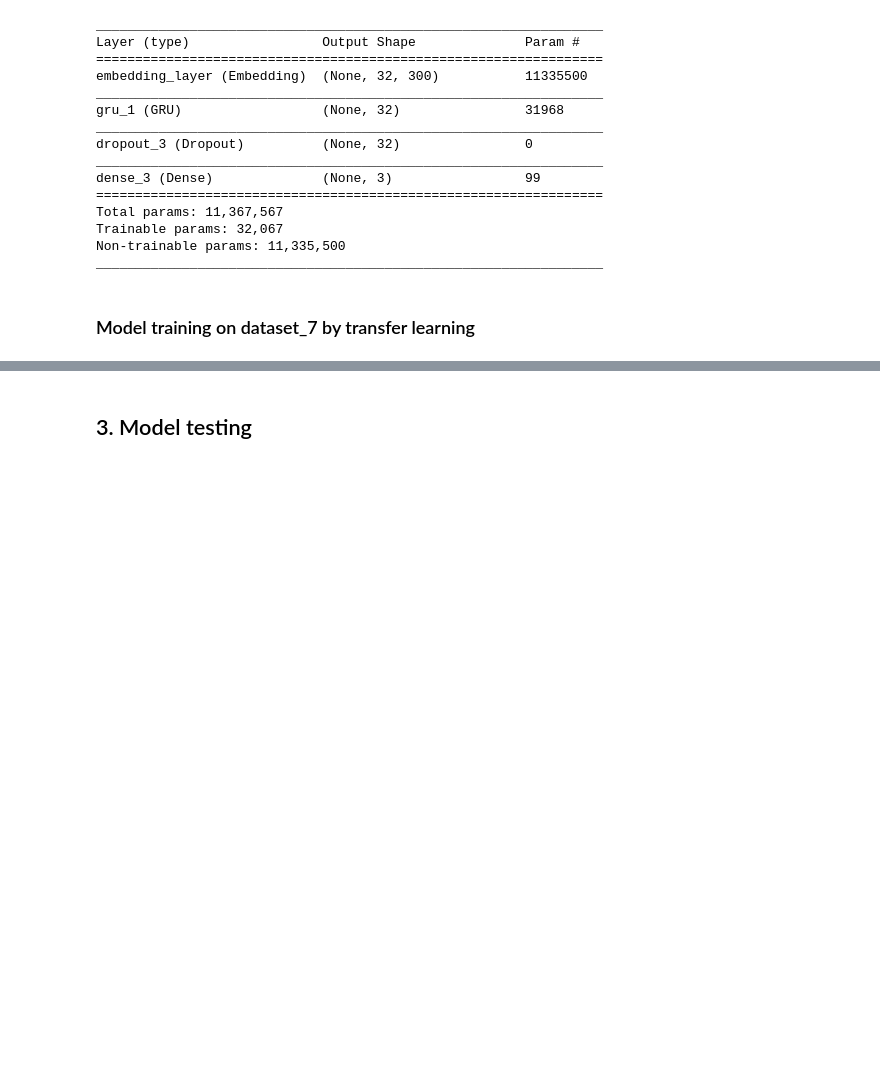
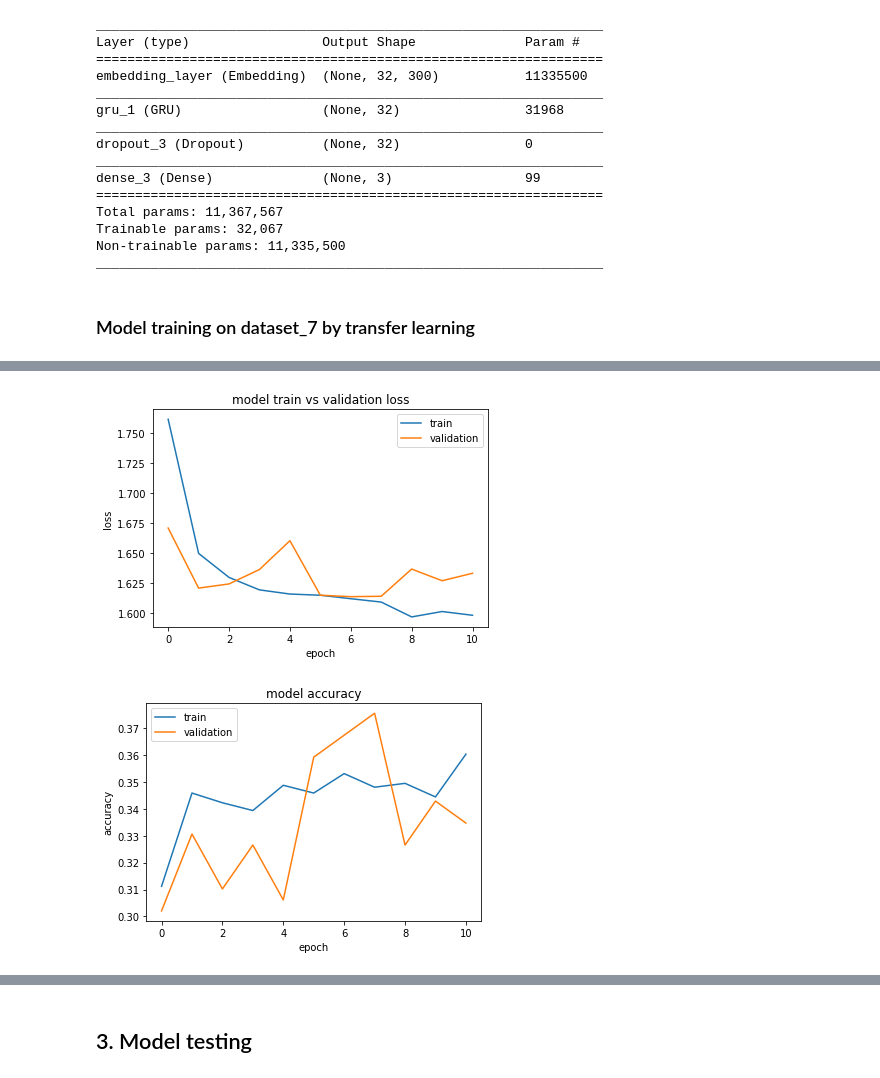
Before and after one commit to Bensabat/Tweets-Sentiment-Analysis, a Jupyter notebook: src/train.ipynb, the cells around one changed output, grey strips where cells are left out. Drawn from its saved outputs; the diff is of its cells as text; code cells hidden in the pictures; blank space fills up the shorter version.

```diff
--- a/src/train.ipynb
+++ b/src/train.ipynb
@@ -611,0 +628,6 @@ _________________________________________________________________
+# %%
+model.plot_learning_loss()
+model.plot_learning_acc()
+# %% [output]
+[figure, added]
+[figure, added]
```
Also changed, not shown: parts of 18 cells of this notebook.
